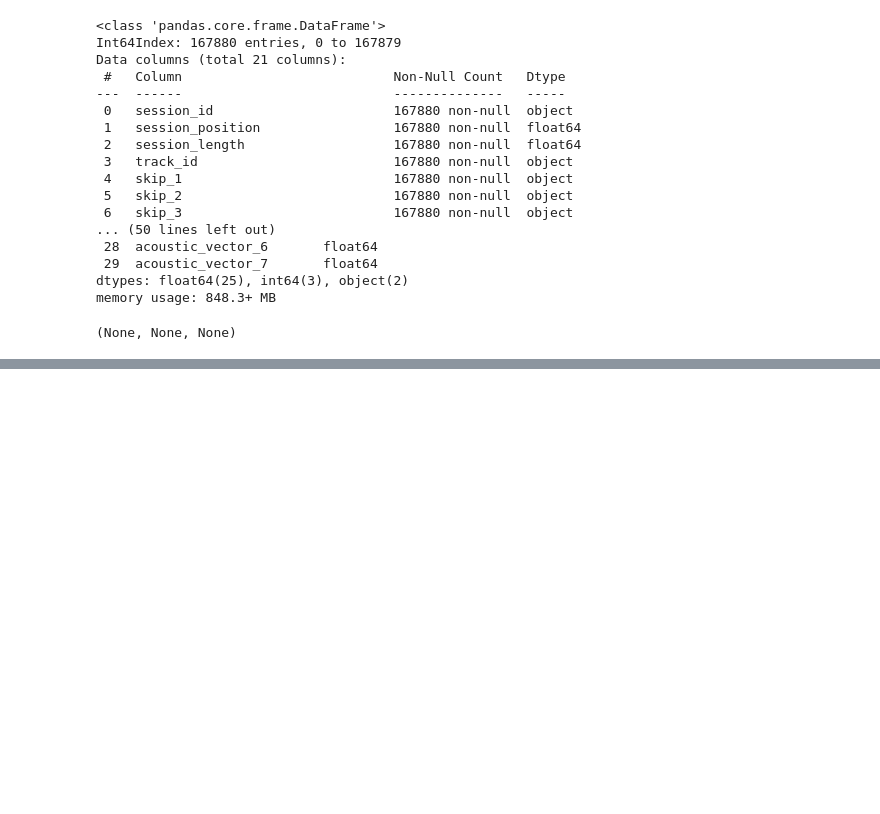
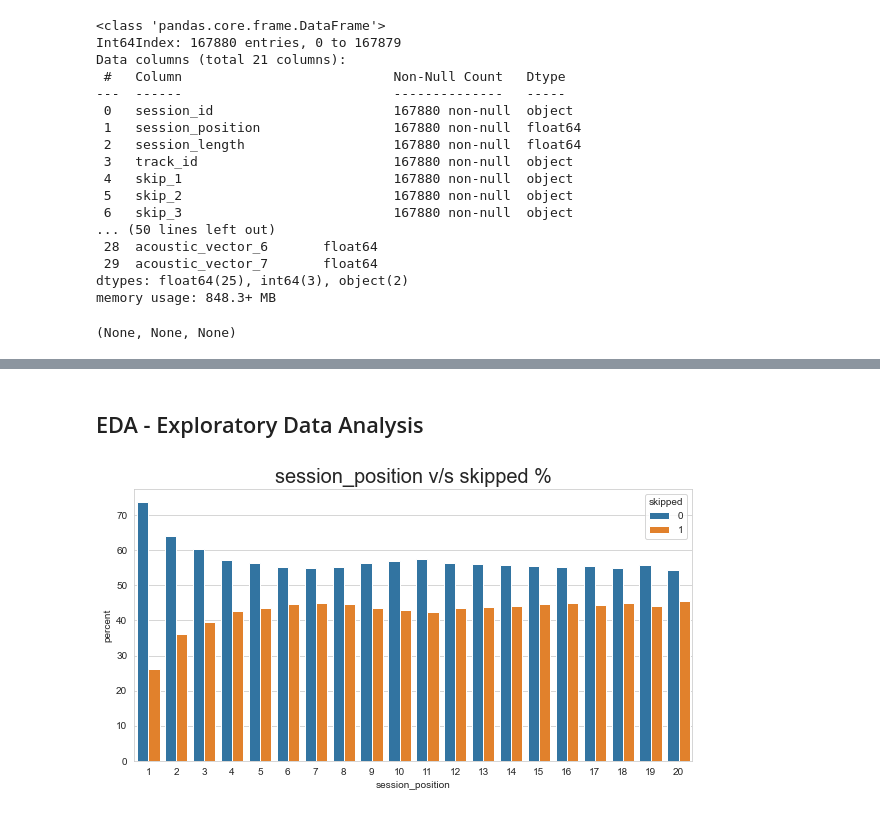
Before and after one commit to sahil-ansari-15/Spotify-Music-Skips-Action-Prediction, a Jupyter notebook: Spotify Music Skips Action Prediction.ipynb, the cells around one changed output, grey strips where cells are left out. Saved outputs shown, nothing was run; the diff lists cells and outputs as text; code cells hidden in the pictures; blank space fills up the shorter version.

Commit message:
Jupyter Notebook - data cleaning, EDA, featuring engg, model selection, etc
Jupyter Notebook - data cleaning, EDA, featuring engg, model selection, etc

```diff
--- a/Spotify Music Skips Action Prediction.ipynb
+++ b/Spotify Music Skips Action Prediction.ipynb
@@ -140,0 +266,7 @@ session_track_data.head()
+# %%
+# Concatenate dataframe --> session_track_data + context_type + hist_user_behavior_reason_start + hist_user_behavior_reason_end
+train = pd.concat([train, context_type, hist_user_behavior_reason_start, hist_user_behavior_reason_end], axis = 1)
+# %%
+train.drop(["context_type", "hist_user_behavior_reason_start", "hist_user_behavior_reason_end"],
+                        axis = 1, inplace = True)
+train.head()
@@ -140,0 +280,9 @@ session_track_data.head()
+# %%
+# Dropping 'track_id' column.
+train.drop(["track_id"], axis=1, inplace=True)
+# %%
+# setting index
+train['session_position'] = train['session_position'].astype(int)
+train["track_index"] = train["session_position"]
+train.set_index(["session_id", "track_index"], inplace=True)
+train.sort_index(inplace=True)
@@ -140,0 +319,20 @@ session_track_data.head()
+# %% [markdown]
+## EDA - Exploratory Data Analysis
+# %%
+x,y = 'session_position', 'skipped'
+plt.figure(figsize=(10, 5))
+
+data=(train
+.groupby(x)[y]
+.value_counts(normalize=True)
+.mul(100)
+.rename('percent')
+.reset_index()
+#.pipe((sns.catplot,'data'), x=x,y='percent',hue=y,kind='bar')    # alternate of barplot
+)
+
+sns.barplot(x=x, y='percent',hue=y, data=data)
+plt.title(x+' v/s '+y+' %', size=20)
+plt.show()
+# %% [output]
+[figure, added]
```
Also changed, not shown: parts of 99 cells of this notebook.
